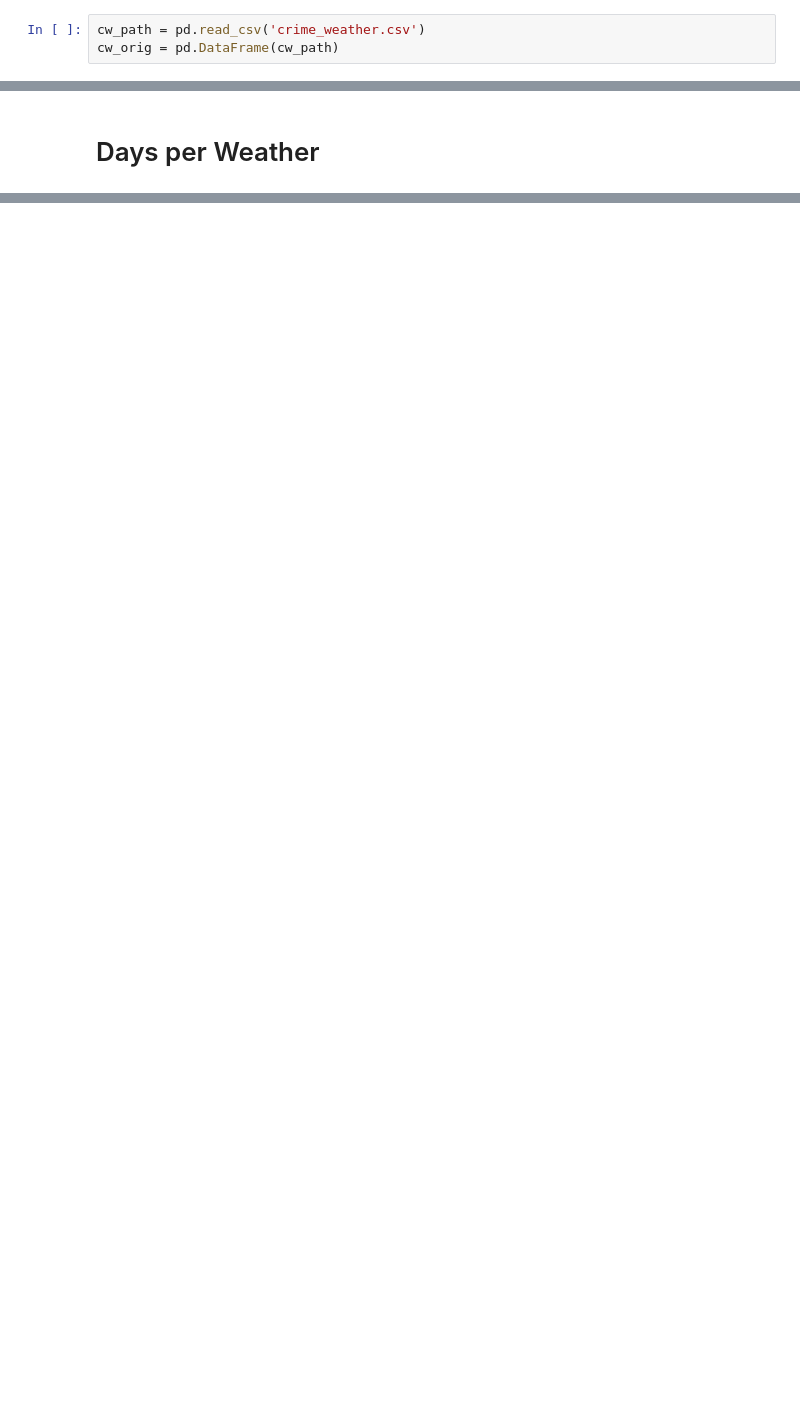
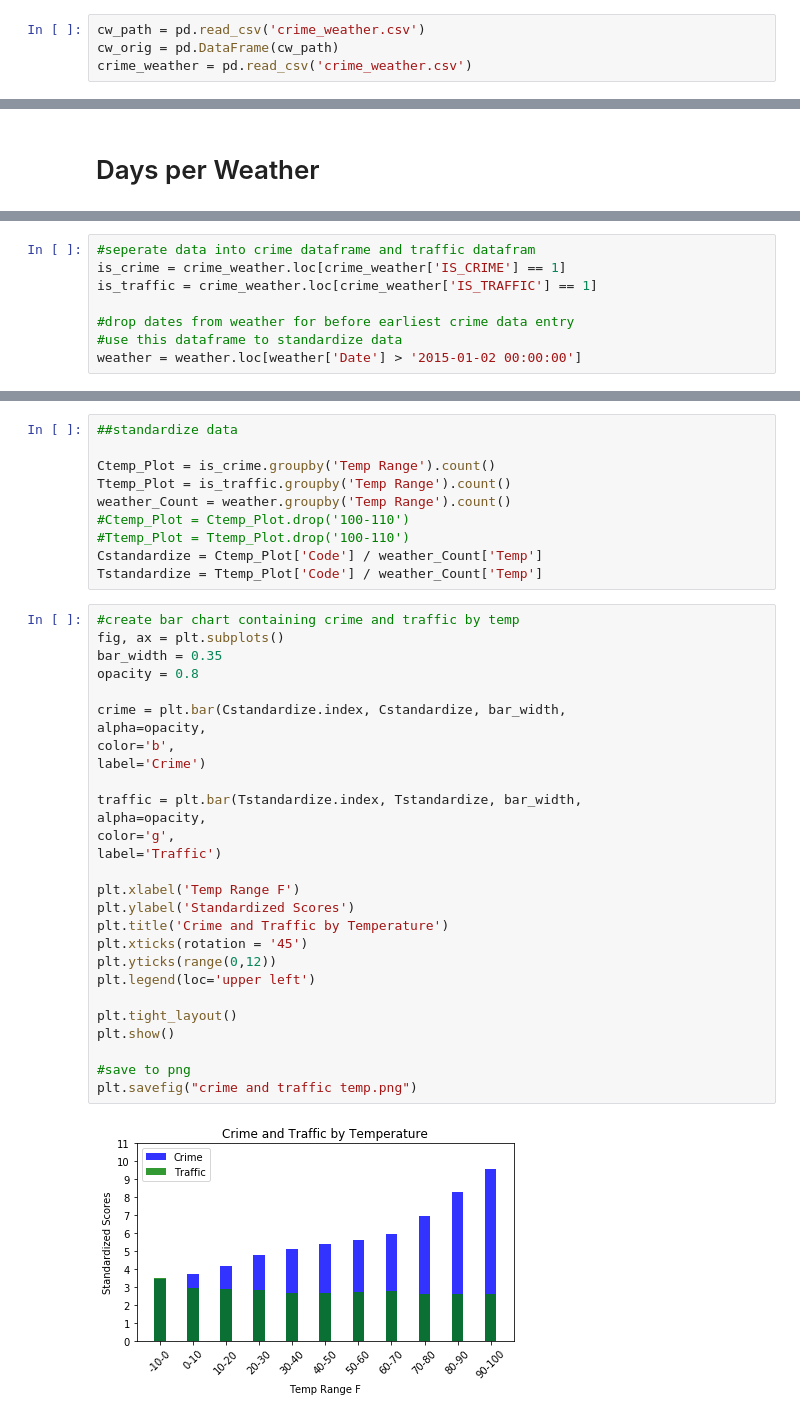
Before and after one commit to chamb-ferly/python_g_project, a Jupyter notebook: CR_crime_weather.ipynb, the cells around one changed output, grey strips where cells are left out. Saved outputs shown, nothing was run; the diff lists cells and outputs as text; blank space fills up the shorter version.

```diff
--- a/CR_crime_weather.ipynb
+++ b/CR_crime_weather.ipynb
@@ -65,6 +70,7 @@ crime_weather.to_csv('crime_weather.csv')
 # %%
 cw_path = pd.read_csv('crime_weather.csv')
 cw_orig = pd.DataFrame(cw_path)
+crime_weather = pd.read_csv('crime_weather.csv')
 # %%
 # bin by temperature ranges
 bins = [-50, 32, 50, 70, 120]
@@ -227,0 +200,8 @@ AttributeError: module 'pandas' has no attribute 'to_dates'
+# %%
+#seperate data into crime dataframe and traffic datafram
+is_crime = crime_weather.loc[crime_weather['IS_CRIME'] == 1]
+is_traffic = crime_weather.loc[crime_weather['IS_TRAFFIC'] == 1]
+
+#drop dates from weather for before earliest crime data entry
+#use this dataframe to standardize data
+weather = weather.loc[weather['Date'] > '2015-01-02 00:00:00']
@@ -227,0 +257,40 @@ AttributeError: module 'pandas' has no attribute 'to_dates'
+# %%
+##standardize data
+
+Ctemp_Plot = is_crime.groupby('Temp Range').count()
+Ttemp_Plot = is_traffic.groupby('Temp Range').count()
+weather_Count = weather.groupby('Temp Range').count()
+#Ctemp_Plot = Ctemp_Plot.drop('100-110')
+#Ttemp_Plot = Ttemp_Plot.drop('100-110')
+Cstandardize = Ctemp_Plot['Code'] / weather_Count['Temp']
+Tstandardize = Ttemp_Plot['Code'] / weather_Count['Temp']
+# %%
+#create bar chart containing crime and traffic by temp
+fig, ax = plt.subplots()
+bar_width = 0.35
+opacity = 0.8
+
+crime = plt.bar(Cstandardize.index, Cstandardize, bar_width,
+alpha=opacity,
+color='b',
+label='Crime')
+
+traffic = plt.bar(Tstandardize.index, Tstandardize, bar_width,
+alpha=opacity,
+color='g',
+label='Traffic')
+
+plt.xlabel('Temp Range F')
+plt.ylabel('Standardized Scores')
+plt.title('Crime and Traffic by Temperature')
+plt.xticks(rotation = '45')
+plt.yticks(range(0,12))
+plt.legend(loc='upper left')
+
+plt.tight_layout()
+plt.show()
+
+#save to png
+plt.savefig("crime and traffic temp.png")
+# %% [output]
+[figure, added]
```
Also changed, not shown: parts of 22 cells of this notebook, 1 other file.
